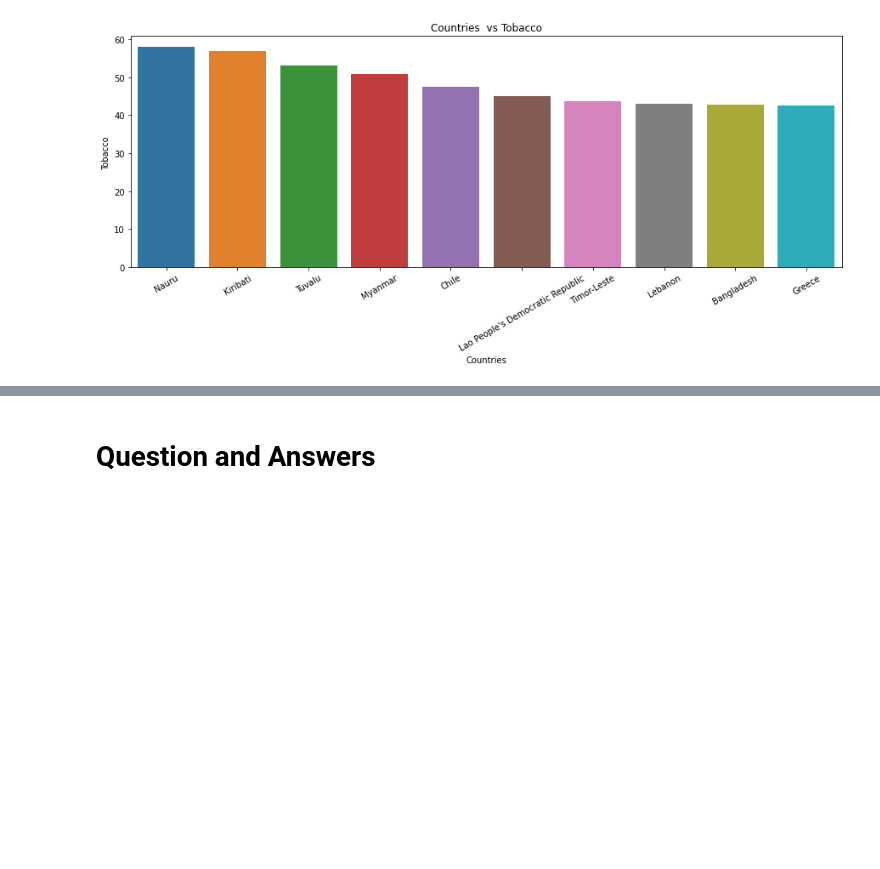
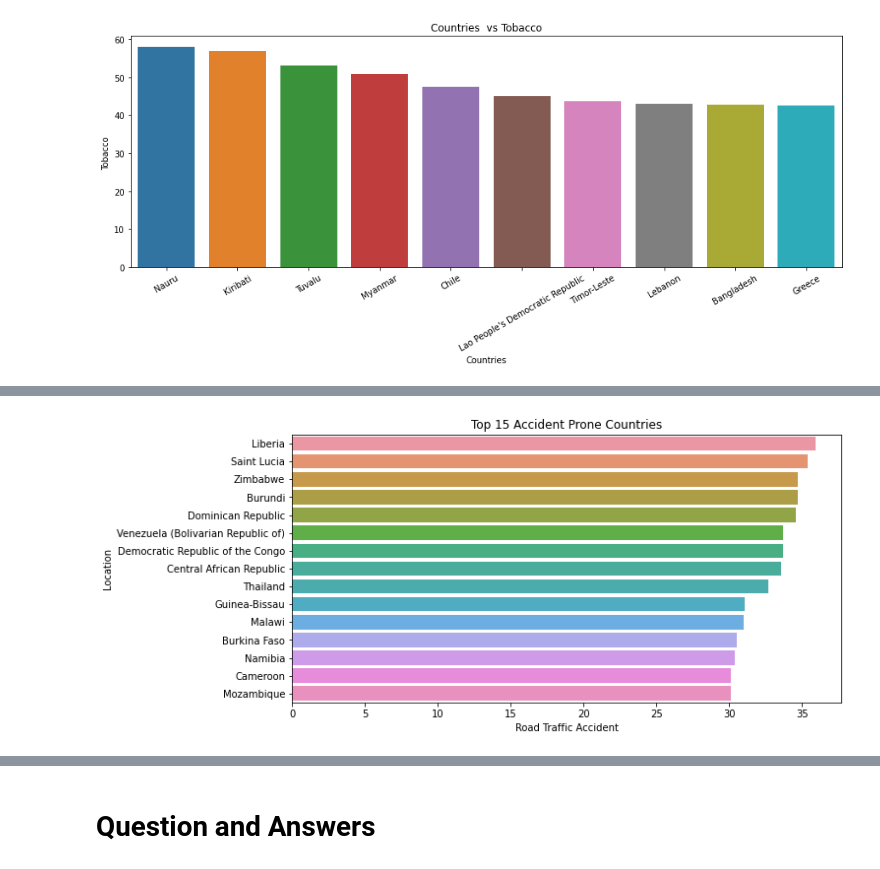
Before and after one commit to vivek16pawar/World-Health-EDA, a Jupyter notebook: World_Health_EDA.ipynb, the cells around one changed output, grey strips where cells are left out. Cells and saved outputs as stored; diff of their text form; code cells hidden in the pictures; blank space fills up the shorter version.

```diff
--- a/World_Health_EDA.ipynb
+++ b/World_Health_EDA.ipynb
@@ -251 +279,10 @@ alch_country
+# %%
+plt.figure(figsize=(10,5))
+sns.barplot(x="First Tooltip", y="Location", data=road_df.sort_values(by = 'First Tooltip', ascending = False)[:15])
+plt.title('Top 15 Accident Prone Countries')
+plt.xlabel('Road Traffic Accident')
+plt.ylabel('Location')
+plt.show()
+# %% [output]
+[figure, added]
 # %%
```
Also changed, not shown: parts of 21 cells of this notebook.
